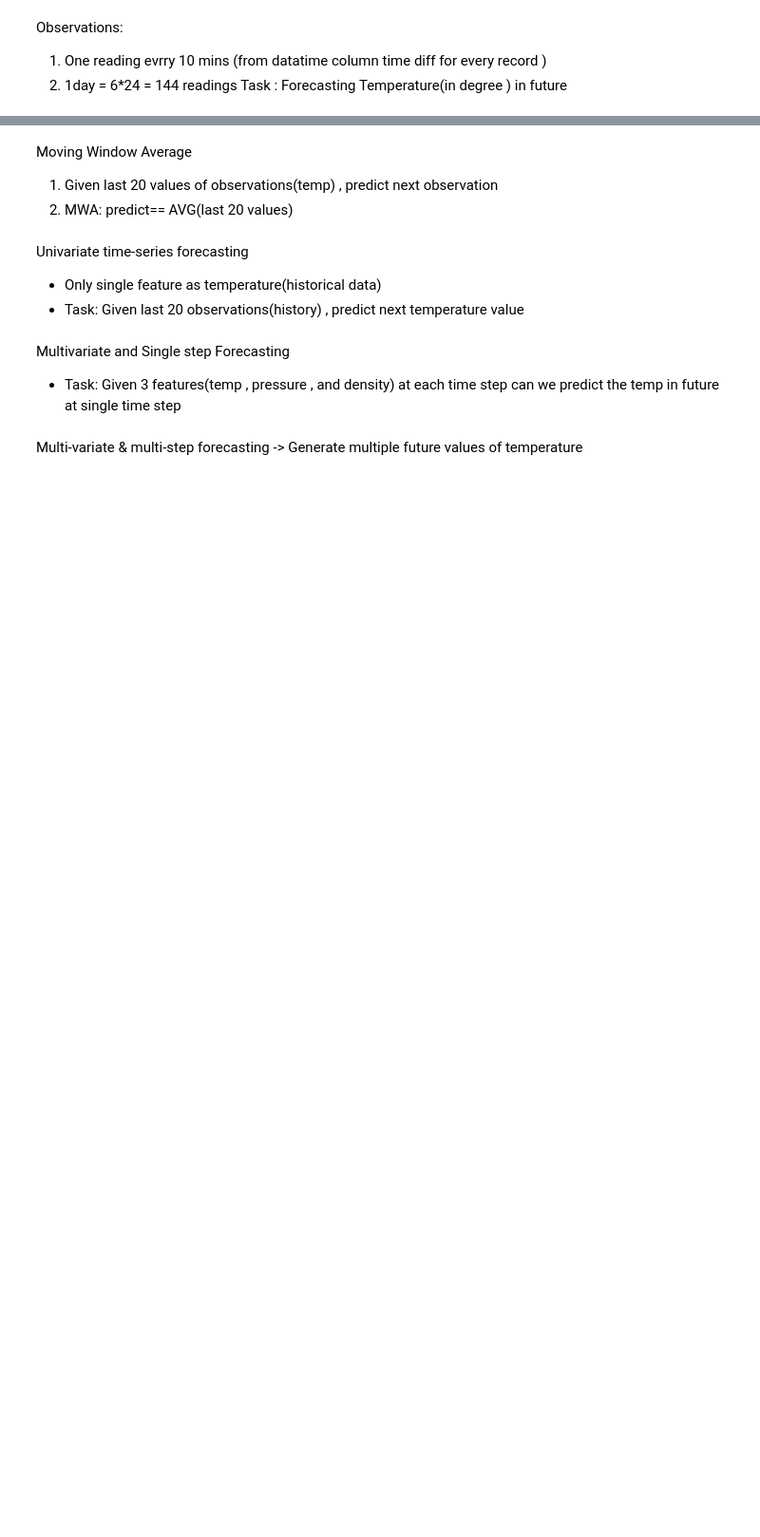
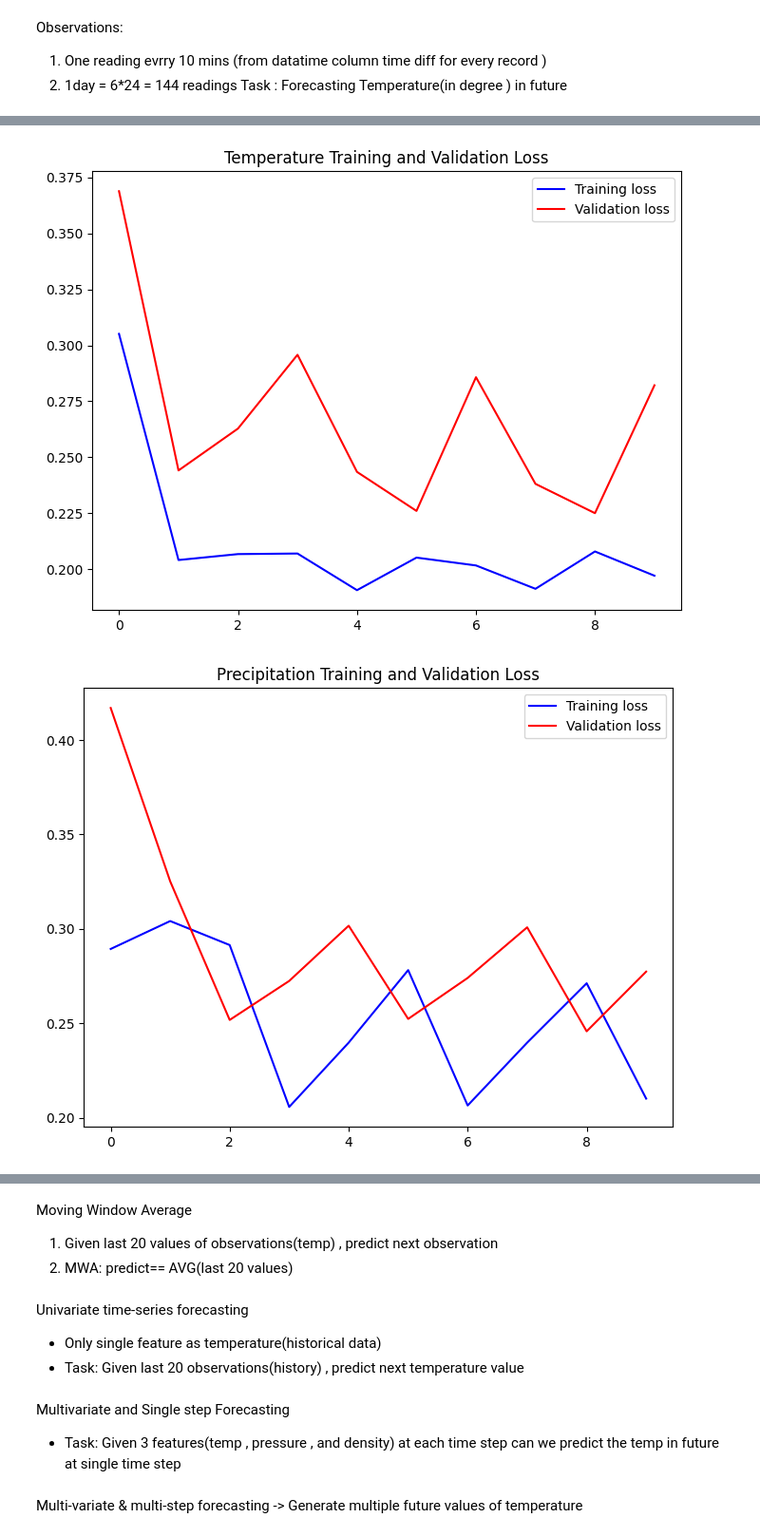
Before and after one commit to FayElhassan/Multimodal-Fusion-S4-Weather, a Jupyter notebook: EDA/Predicting Temperature using Lstm_Forecast copy.ipynb, the cells around one changed output, grey strips where cells are left out. Shown: that part at 95% size. Saved outputs shown, nothing was run; the diff lists cells and outputs as text; code cells hidden in the pictures; blank space fills up the shorter version.

```diff
--- a/EDA/Predicting Temperature using Lstm_Forecast copy.ipynb
+++ b/EDA/Predicting Temperature using Lstm_Forecast copy.ipynb
@@ -107,0 +389,14 @@ print(type(uni_data))
+# %%
+# Define LSTM model for temperature
+lstm_model_temp = tf.keras.models.Sequential([
+    tf.keras.layers.LSTM(8, input_shape=x_train_uni_temp.shape[-2:]),
+    tf.keras.layers.Dense(1)
+])
+lstm_model_temp.compile(optimizer='adam', loss='mae')
+lstm_model_temp.summary()
+
+# Train LSTM model for temperature
+EVALUATION_INTERVAL = 200
+EPOCHS = 10
+temp_history = lstm_model_temp.fit(train_uni_temp, epochs=EPOCHS, steps_per_epoch=EVALUATION_INTERVAL,
+                                   validation_data=val_uni_temp, validation_steps=50)
@@ -107,0 +439,12 @@ print(type(uni_data))
+# %%
+# Define LSTM model for precipitation
+lstm_model_precip = tf.keras.models.Sequential([
+    tf.keras.layers.LSTM(32, input_shape=x_train_uni_precip.shape[-2:]),
+    tf.keras.layers.Dense(1)
+])
+lstm_model_precip.compile(optimizer='adam', loss='mae')
+lstm_model_precip.summary()
+
+# Train LSTM model for precipitation
+precip_history = lstm_model_precip.fit(train_uni_precip, epochs=EPOCHS, steps_per_epoch=EVALUATION_INTERVAL,
+                                       validation_data=val_uni_precip, validation_steps=50)
@@ -107,0 +487,18 @@ print(type(uni_data))
+# %%
+# Plotting function for training history
+def plot_train_history(history, title):
+    loss = history.history['loss']
+    val_loss = history.history['val_loss']
+    epochs = range(len(loss))
+    plt.figure()
+    plt.plot(epochs, loss, 'b', label='Training loss')
+    plt.plot(epochs, val_loss, 'r', label='Validation loss')
+    plt.title(title)
+    plt.legend()
+    plt.show()
+
+plot_train_history(temp_history, 'Temperature Training and Validation Loss')
+plot_train_history(precip_history, 'Precipitation Training and Validation Loss')
+# %% [output]
+[figure, added]
+[figure, added]
```
Also changed, not shown: parts of 25 cells of this notebook, 1 other file.
